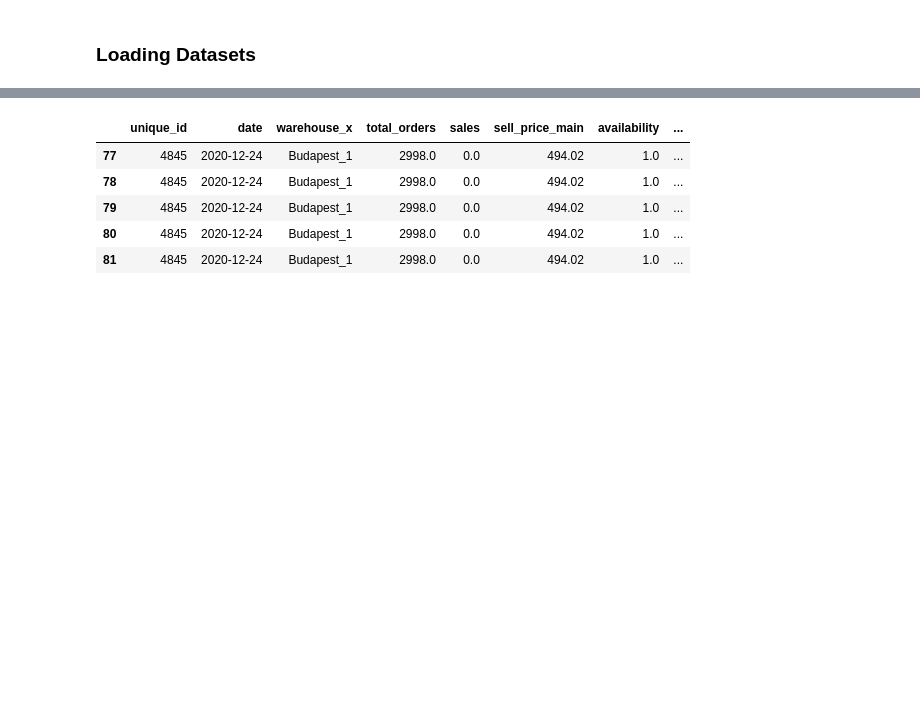
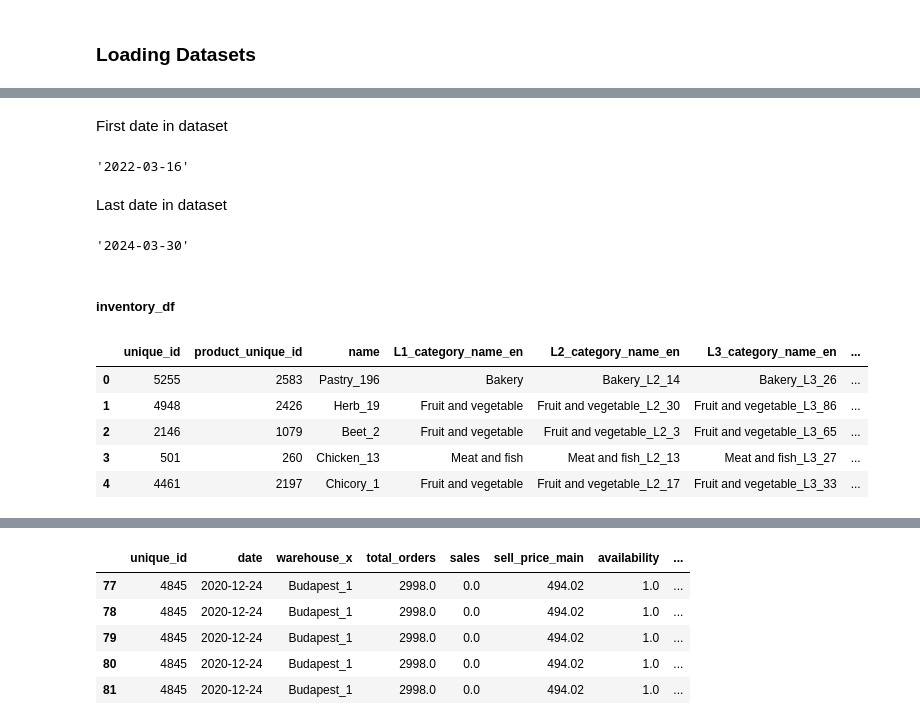
Before and after one commit to lmacakova/PFDA, a Jupyter notebook: pfda_project/project.ipynb, the cells around one changed output, grey strips where cells are left out. Saved outputs shown, nothing was run; the diff lists cells and outputs as text; code cells hidden in the pictures; blank space fills up the shorter version.

Commit message:
information about datasets

```diff
--- a/pfda_project/project.ipynb
+++ b/pfda_project/project.ipynb
@@ -43,0 +70,23 @@ test_weights_df = pd.read_csv(DATADIR + FILENAME)
+# %% [markdown]
+First date in dataset
+# %%
+calendar_df.date[0]
+# %% [output]
+'2022-03-16'
+# %% [markdown]
+Last date in dataset
+# %%
+calendar_df.date[23015]
+# %% [output]
+'2024-03-30'
+# %% [markdown]
+##### inventory_df
+# %%
+inventory_df.head(5)
+# %% [output]
+|  | unique_id | product_unique_id | name | L1_category_name_en | L2_category_name_en | L3_category_name_en | ... |
+| 0 | 5255 | 2583 | Pastry_196 | Bakery | Bakery_L2_14 | Bakery_L3_26 | ... |
+| 1 | 4948 | 2426 | Herb_19 | Fruit and vegetable | Fruit and vegetable_L2_30 | Fruit and vegetable_L3_86 | ... |
+| 2 | 2146 | 1079 | Beet_2 | Fruit and vegetable | Fruit and vegetable_L2_3 | Fruit and vegetable_L3_65 | ... |
+| 3 | 501 | 260 | Chicken_13 | Meat and fish | Meat and fish_L2_13 | Meat and fish_L3_27 | ... |
+| 4 | 4461 | 2197 | Chicory_1 | Fruit and vegetable | Fruit and vegetable_L2_17 | Fruit and vegetable_L3_33 | ... |
```
Also changed, not shown: parts of 22 cells of this notebook.
